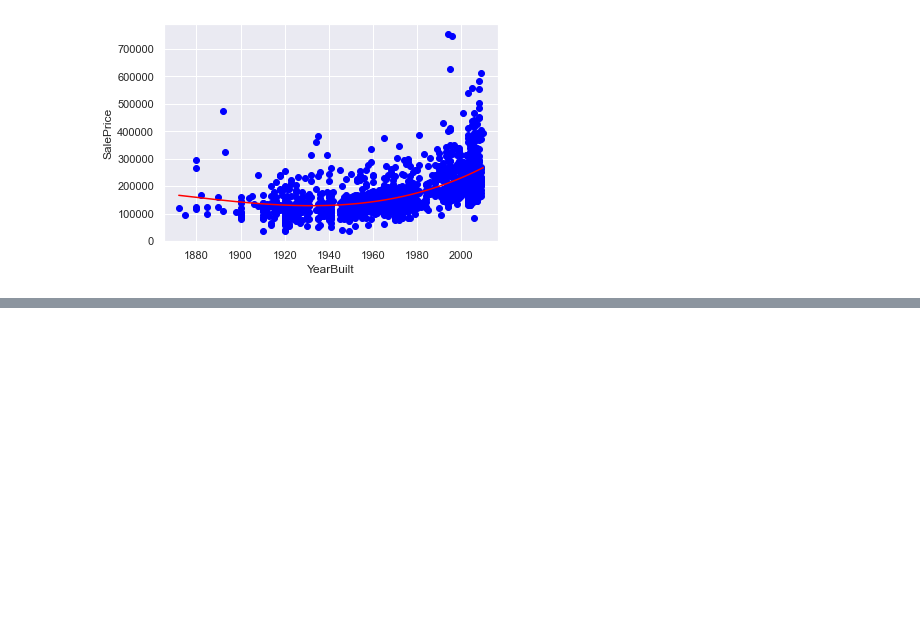
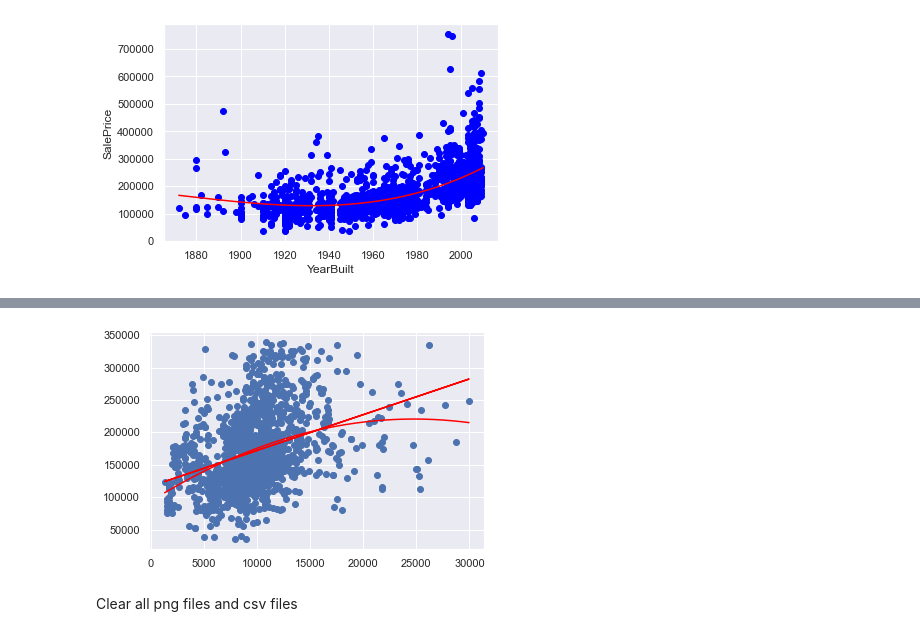
Before and after one commit to CS521-Burstein/final-project-huangyinbuedu, a Jupyter notebook: CS521_final_project.ipynb, the cells around one changed output, grey strips where cells are left out. Cells and saved outputs as stored; diff of their text form; code cells hidden in the pictures; blank space fills up the shorter version.

```diff
--- a/CS521_final_project.ipynb
+++ b/CS521_final_project.ipynb
@@ -396,0 +381,3 @@ plt.savefig('LotArea_SalePrice_scatter_polynomial_2_remove_outliers.png')
+# %%
+x_value = df2_lot_area_no_outliers['LotArea']
+y_value = df2_lot_area_no_outliers['SalePrice']
@@ -396,0 +393,11 @@ plt.savefig('LotArea_SalePrice_scatter_polynomial_2_remove_outliers.png')
+# %%
+polynomial_degree_2 = np.polyfit(x_value, y_value,2)
+polynomial_degree_2_model = np.poly1d(polynomial_degree_2)
+polynomial_degree_2_line = np.linspace(1300, 29959, num=28659)
+plt.figure()
+plt.scatter(x_value, y_value, color='blue')
+plt.plot(polynomial_degree_2_line, polynomial_degree_2_model(polynomial_degree_2_line), color='red')
+plt.xlabel('LotArea')
+plt.ylabel('SalePrice')
+new_name = 'LotArea_SalePrice_scatter_polynomial_2_remove_outliers'
+plt.savefig(new_name + '.png', bbox_inches='tight')
@@ -396,0 +406,15 @@ plt.savefig('LotArea_SalePrice_scatter_polynomial_2_remove_outliers.png')
+# %%
+x_value = df2_lot_area_no_outliers.iloc[:, 0].values.reshape(-1, 1)
+y_value = df2_lot_area_no_outliers.iloc[:, 1].values.reshape(-1, 1)
+# %%
+linear_regressor = LinearRegression()
+linear_regressor.fit(x_value, y_value)
+Y_predict = linear_regressor.predict(x_value)
+plt.figure()
+plt.scatter(x_value, y_value)
+plt.plot(x_value, Y_predict, color='red')
+plt.title('LotArea_SalePrice_scatter_linear_regression_remove_outliers')
+plt.xlabel('LotArea')
+plt.ylabel('SalePrice')
+new_name = 'LotArea_SalePrice_scatter_linear_regression_remove_outliers'
+plt.savefig(new_name + '.png', bbox_inches='tight')
@@ -396,0 +423,11 @@ plt.savefig('LotArea_SalePrice_scatter_polynomial_2_remove_outliers.png')
+# %%
+plt.figure()
+plt.scatter(x_value, y_value)
+plt.plot(x_value, Y_predict, color='red')
+plt.plot(polynomial_degree_2_line, polynomial_degree_2_model(polynomial_degree_2_line), color='red')
+new_name = 'LotArea_SalePrice_Linear_Polynomial'
+plt.savefig(new_name + '.png', bbox_inches='tight')
+# %% [output]
+[figure, added]
+# %% [markdown]
+Clear all png files and csv files
```
Also changed, not shown: parts of 72 cells of this notebook.
